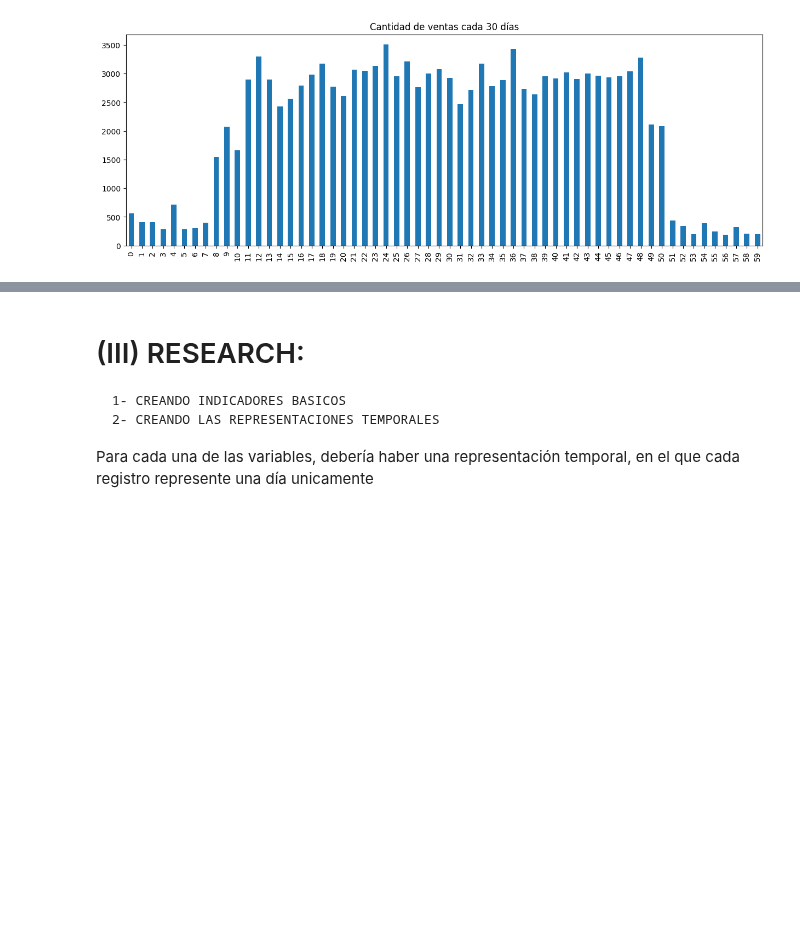
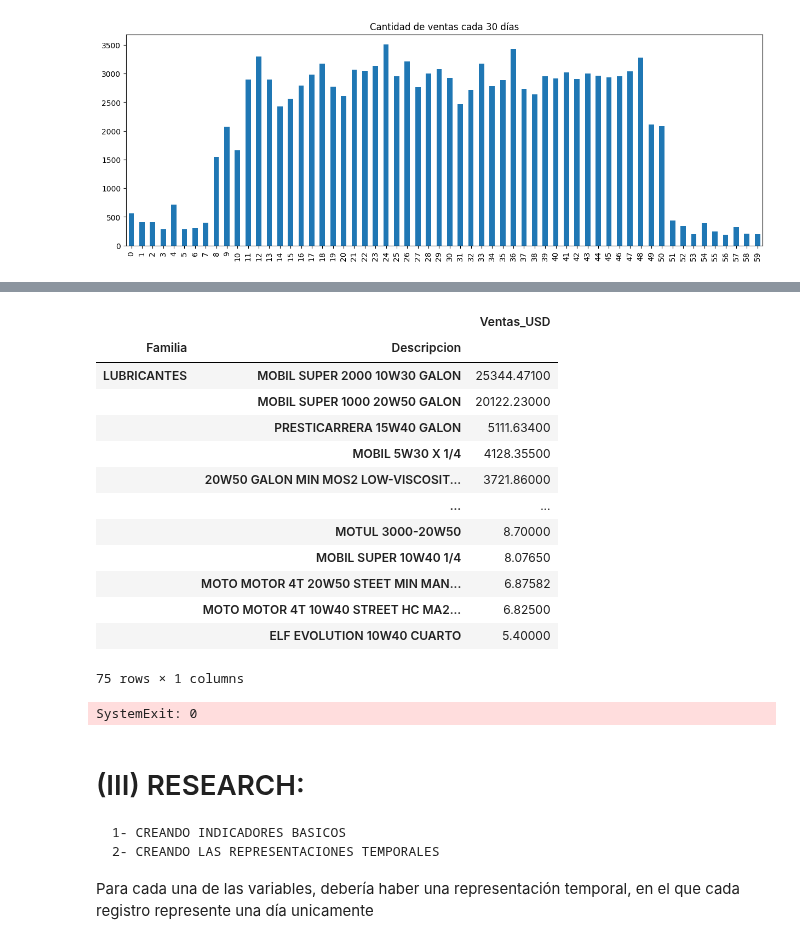
Before and after one commit to jackonedev/timeseries-project, a Jupyter notebook: data-science.ipynb, the cells around one changed output, grey strips where cells are left out. Saved outputs shown, nothing was run; the diff lists cells and outputs as text; code cells hidden in the pictures; blank space fills up the shorter version.

```diff
--- a/data-science.ipynb
+++ b/data-science.ipynb
@@ -173,3 +189,55 @@ pd.Series(longitud).plot.bar(figsize=(15, 5)).set(
+# %%
+
+# TOP 50 DE LAS FAMILIAS DESCRIPCION MAS VENDIDAS
+data.groupby(['Familia', 'Descripcion'])['Cantidad'].count().to_frame().sort_values(by='Familia').sort_values(by='Cantidad', ascending=False).head(50)
+
+
+data.groupby('Familia')['Cantidad'].count()
+data.loc[data.Familia == 'LUBRICANTES'].groupby(['Familia', 'Descripcion'])['Ventas_USD'].sum().to_frame().sort_values(by='Familia').sort_values(by='Ventas_USD', ascending=False)
+# %% [output]
+|  |  | Ventas_USD |
+| Familia | Descripcion |  |
+| LUBRICANTES | MOBIL SUPER 2000 10W30 GALON | 25344.47100 |
+|  | MOBIL SUPER 1000 20W50 GALON | 20122.23000 |
+|  | PRESTICARRERA 15W40 GALON | 5111.63400 |
+|  | MOBIL 5W30 X 1/4 | 4128.35500 |
+|  | 20W50 GALON MIN MOS2 LOW-VISCOSIT... | 3721.86000 |
+|  | ... | ... |
+|  | MOTUL 3000-20W50 | 8.70000 |
+|  | MOBIL SUPER 10W40 1/4 | 8.07650 |
+|  | MOTO MOTOR 4T 20W50 STEET MIN MAN... | 6.87582 |
+|  | MOTO MOTOR 4T 10W40 STREET HC MA2... | 6.82500 |
+|  | ELF EVOLUTION 10W40 CUARTO | 5.40000 |
+75 rows × 1 columns
+# %%
+import sys
+sys.exit(0)
+
+
+"""
+
+Este es un mensaje importante:
+
+No tengo un lugar fijo para decantar mis pensamientos:
+
+Recien aplicando data.sample() pude ver que el servicio de REENCAUCHE realizó una venta de 0.15 centavos de dolar, insignificante, y que el servicio SERVICIOS una de 2.9usd tmb es poco.
+
+Estas observaciones no pueden quedar olvidadas
+
+2.
+Hay muchos Familias, Descripcion que solo se han vendido 1 sola vez
+
+3.
+el top 50 de los peores SERVICIOS son REENCAUCHES MAL INGRESADOS
+
+4.
+los FILTROS, top top top no reportaron más de 4000 dolares de ganancias en todo el periodo.
+
+5.
+las LLANTAS reportan ganancias inmensas, al mismo tiempo que otras reportan poco.
+"""
+# %% [output]
+SystemExit: 0
 # %% [markdown]
 # (III) RESEARCH:
     1- CREANDO INDICADORES BASICOS
```
Also changed, not shown: parts of 14 cells of this notebook, 1 other file.
